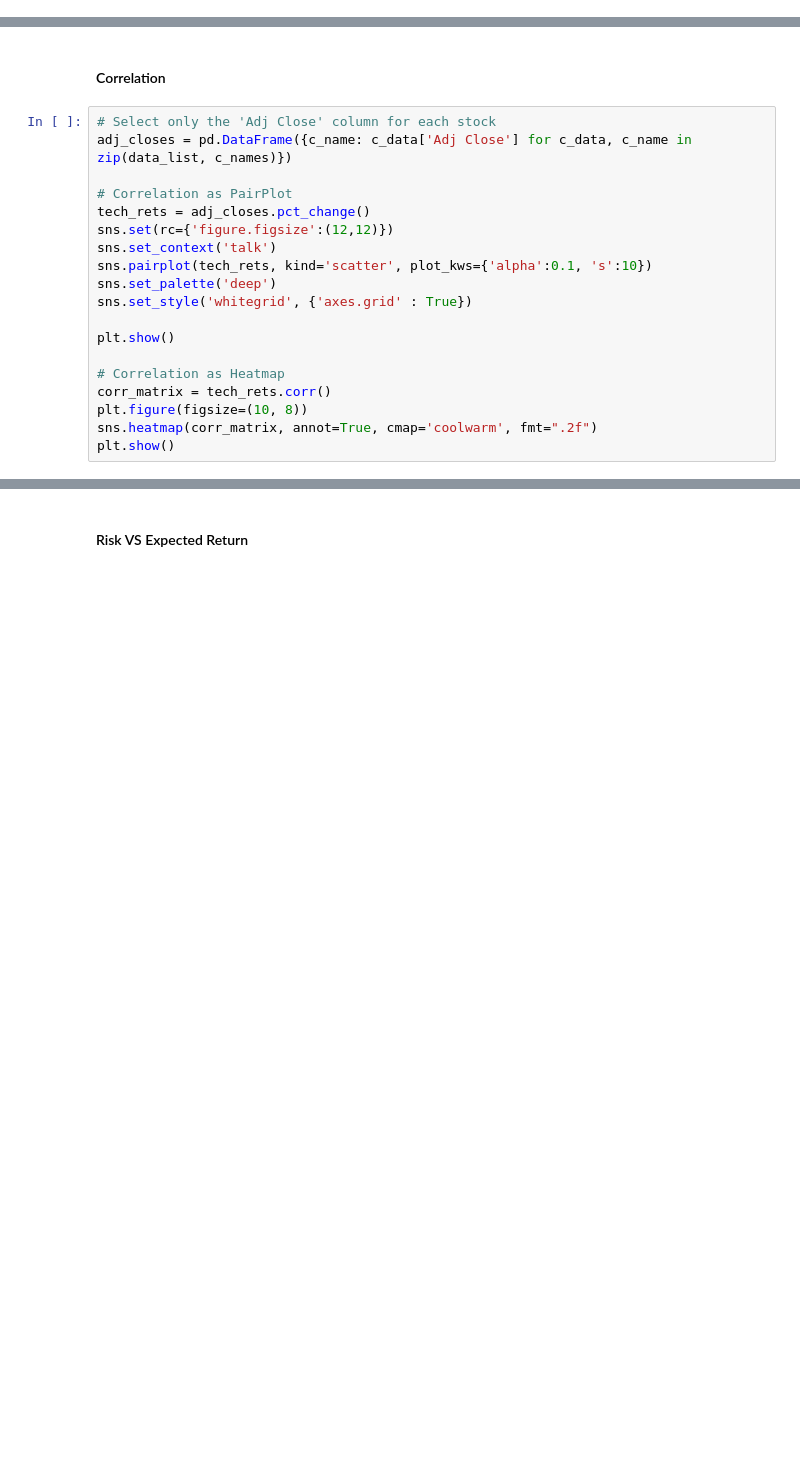
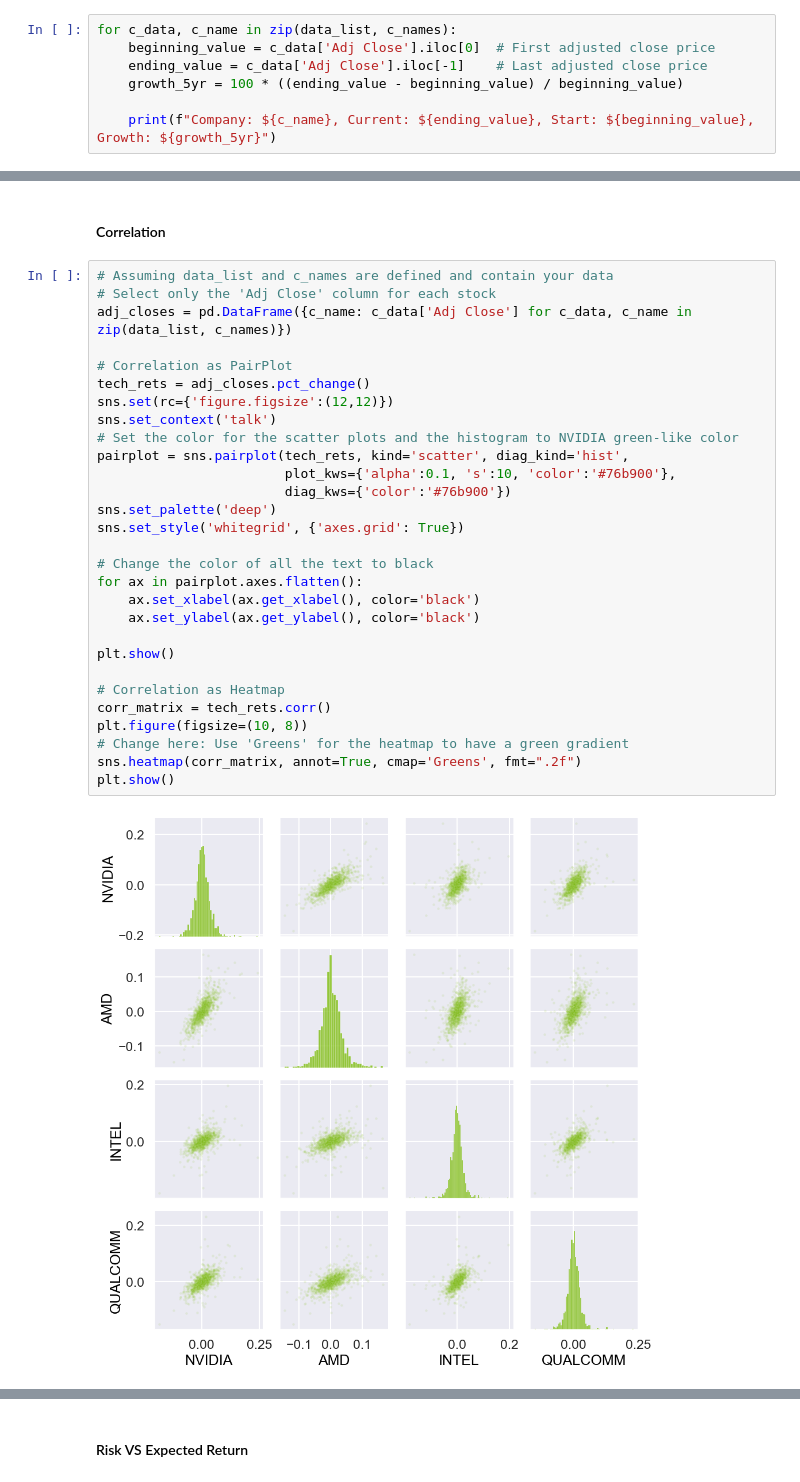
Before and after one commit to dhwanu19/nvidia-stock-price-analysis, a Jupyter notebook: analysis.ipynb, the cells around one changed output, grey strips where cells are left out. Drawn from its saved outputs; the diff is of its cells as text; blank space fills up the shorter version.

```diff
--- a/analysis.ipynb
+++ b/analysis.ipynb
@@ -135,0 +184,7 @@ for company, cagr in cagr_results.items():
+# %%
+for c_data, c_name in zip(data_list, c_names):
+    beginning_value = c_data['Adj Close'].iloc[0]  # First adjusted close price
+    ending_value = c_data['Adj Close'].iloc[-1]    # Last adjusted close price
+    growth_5yr = 100 * ((ending_value - beginning_value) / beginning_value)
+
+    print(f"Company: ${c_name}, Current: ${ending_value}, Start: ${beginning_value}, Growth: ${growth_5yr}")
@@ -136,21 +196,33 @@ for company, cagr in cagr_results.items():
 # %% [markdown]
 #### Correlation
 # %%
+# Assuming data_list and c_names are defined and contain your data
 # Select only the 'Adj Close' column for each stock
 adj_closes = pd.DataFrame({c_name: c_data['Adj Close'] for c_data, c_name in zip(data_list, c_names)})
 
 # Correlation as PairPlot
 tech_rets = adj_closes.pct_change()
 sns.set(rc={'figure.figsize':(12,12)})
 sns.set_context('talk')
-sns.pairplot(tech_rets, kind='scatter', plot_kws={'alpha':0.1, 's':10})
+# Set the color for the scatter plots and the histogram to NVIDIA green-like color
+pairplot = sns.pairplot(tech_rets, kind='scatter', diag_kind='hist',
+                        plot_kws={'alpha':0.1, 's':10, 'color':'#76b900'},
+                        diag_kws={'color':'#76b900'})
 sns.set_palette('deep')
-sns.set_style('whitegrid', {'axes.grid' : True})
+sns.set_style('whitegrid', {'axes.grid': True})
+
+# Change the color of all the text to black
+for ax in pairplot.axes.flatten():
+    ax.set_xlabel(ax.get_xlabel(), color='black')
+    ax.set_ylabel(ax.get_ylabel(), color='black')
 
 plt.show()
 
 # Correlation as Heatmap
 corr_matrix = tech_rets.corr()
 plt.figure(figsize=(10, 8))
-sns.heatmap(corr_matrix, annot=True, cmap='coolwarm', fmt=".2f")
+# Change here: Use 'Greens' for the heatmap to have a green gradient
+sns.heatmap(corr_matrix, annot=True, cmap='Greens', fmt=".2f")
 plt.show()
+# %% [output]
+[figure, added]
```
Also changed, not shown: parts of 15 cells of this notebook.
